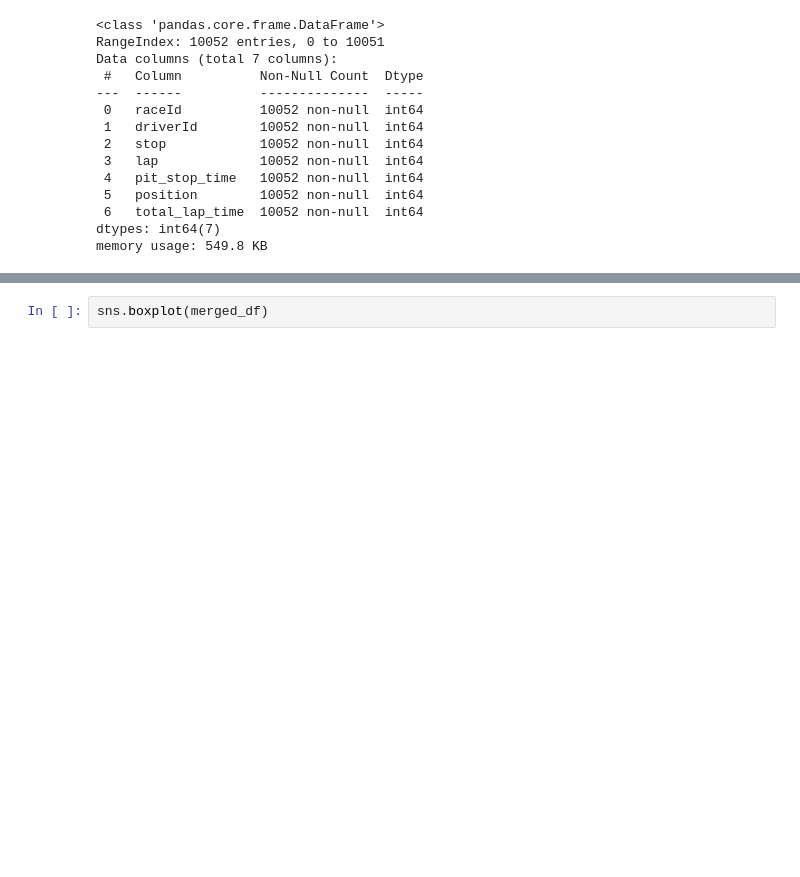
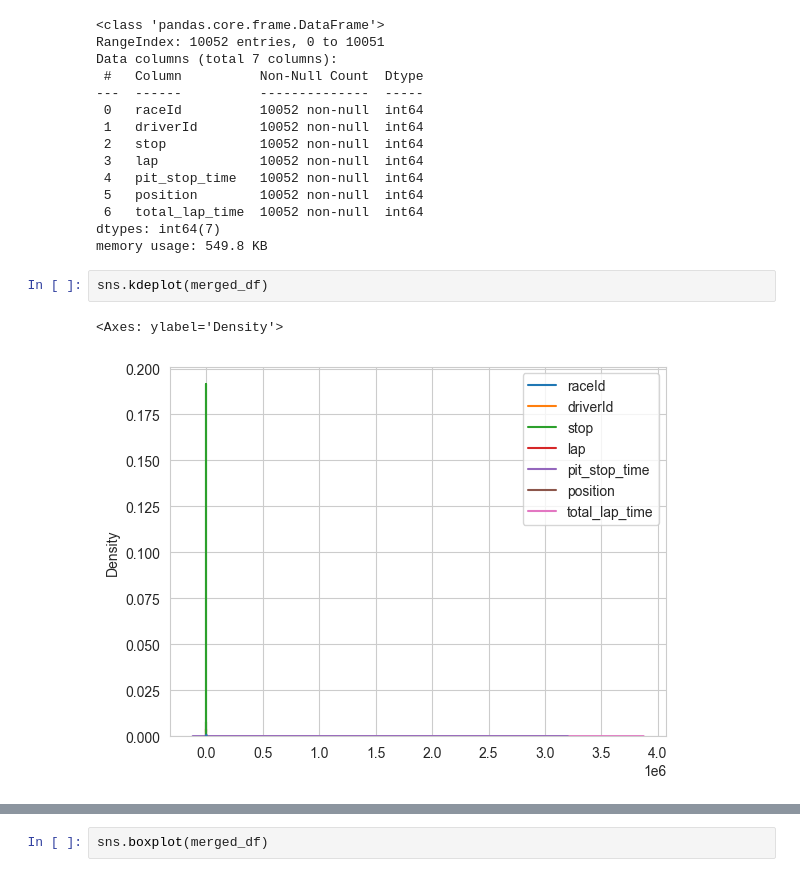
Before and after one commit to nirmolcho/Clustering_and_TS_DS_Alg, a Jupyter notebook: Clustering/Clustering.ipynb, the cells around one changed output, grey strips where cells are left out. Saved outputs shown, nothing was run; the diff lists cells and outputs as text; blank space fills up the shorter version.

```diff
--- a/Clustering/Clustering.ipynb
+++ b/Clustering/Clustering.ipynb
@@ -104,3 +104,8 @@ Data columns (total 7 columns):
  6   total_lap_time  10052 non-null  int64
 dtypes: int64(7)
 memory usage: 549.8 KB
+# %%
+sns.kdeplot(merged_df)
+# %% [output]
+<Axes: ylabel='Density'>
+[figure, added]
```
Also changed, not shown: parts of 30 cells of this notebook.
